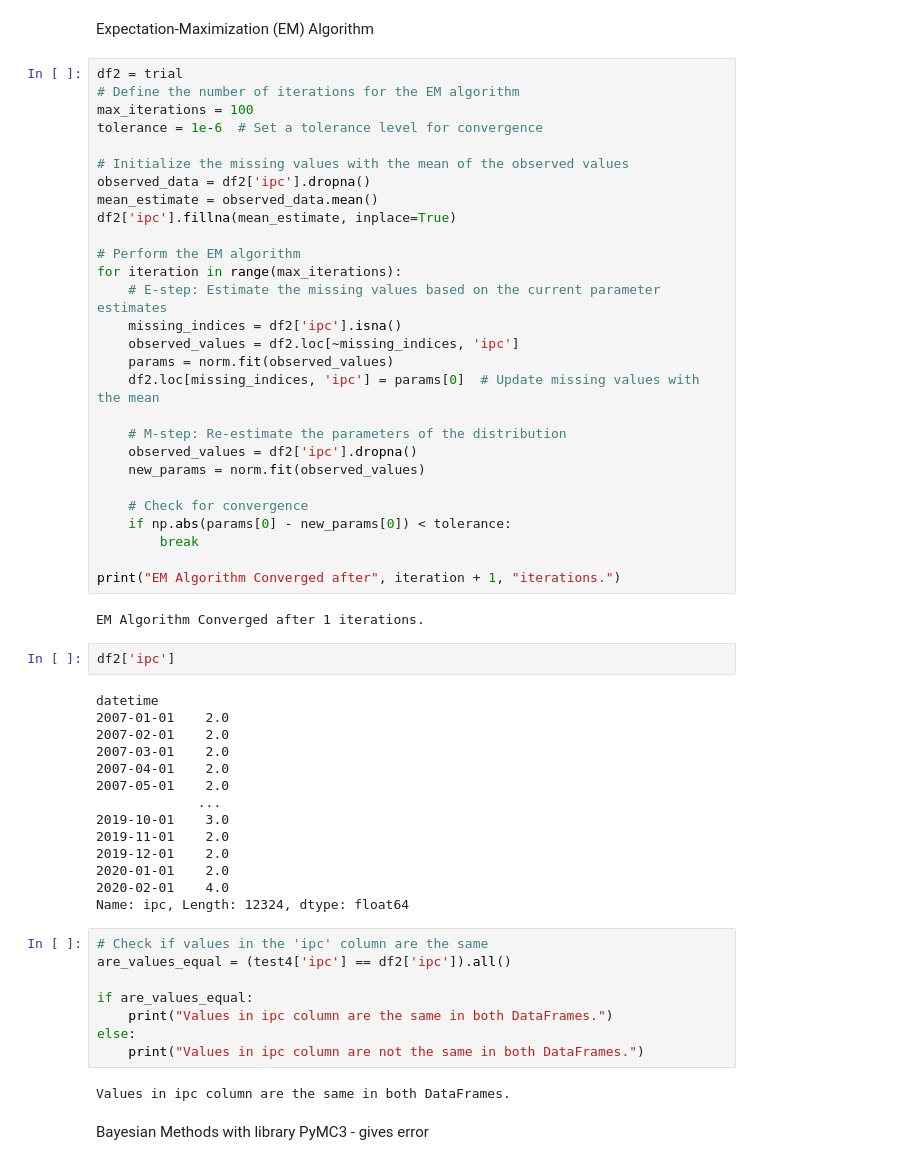
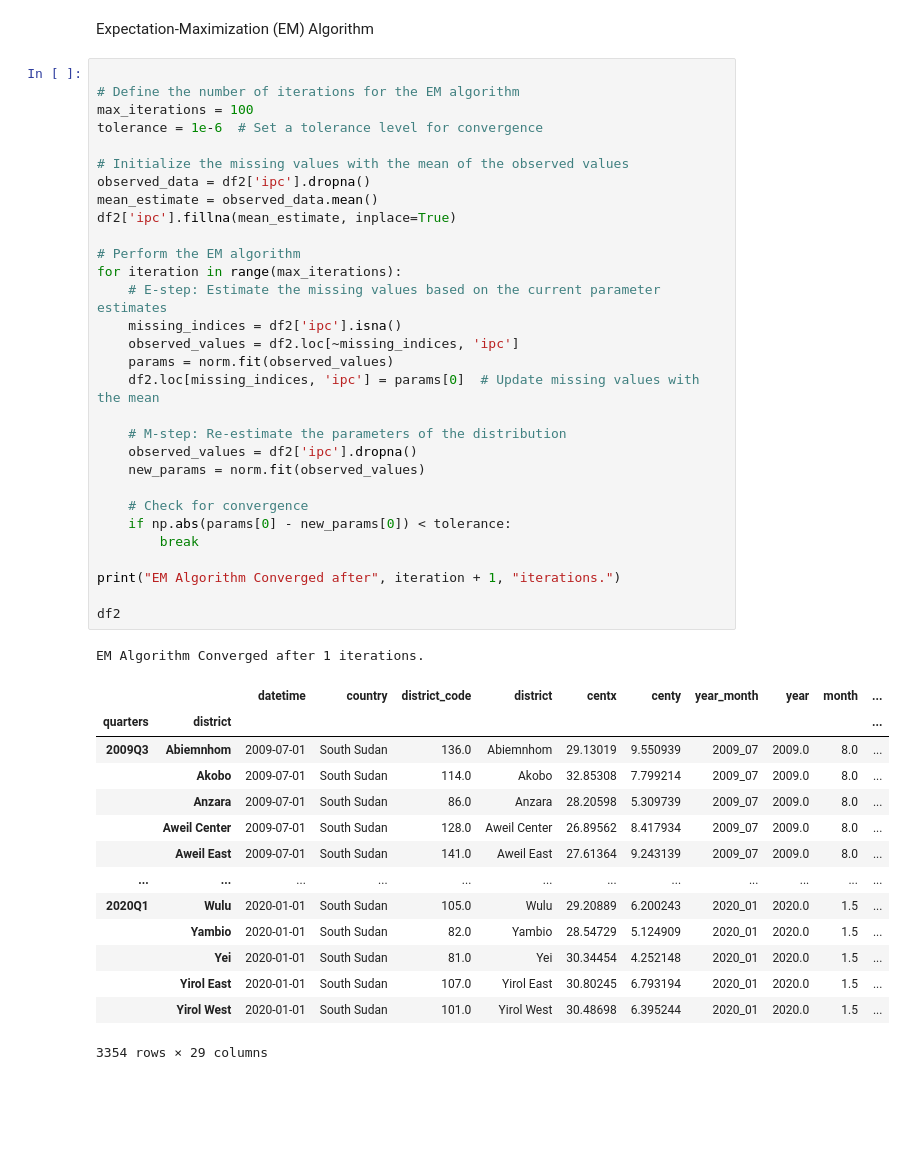
Before and after one commit to jdobladez/JBG060-group9, a Jupyter notebook: type_missing_data.ipynb, the cells around one changed output. Drawn from its saved outputs; the diff is of its cells as text; blank space fills up the shorter version.

```diff
--- a/type_missing_data.ipynb
+++ b/type_missing_data.ipynb
@@ -472,60 +430,48 @@ Name: ipc, Length: 12324, dtype: float64
 # %% [markdown]
 Expectation-Maximization (EM) Algorithm
 # %%
-df2 = trial
+
 # Define the number of iterations for the EM algorithm
 max_iterations = 100
 tolerance = 1e-6  # Set a tolerance level for convergence
 
 # Initialize the missing values with the mean of the observed values
 observed_data = df2['ipc'].dropna()
 mean_estimate = observed_data.mean()
 df2['ipc'].fillna(mean_estimate, inplace=True)
 
 # Perform the EM algorithm
 for iteration in range(max_iterations):
     # E-step: Estimate the missing values based on the current parameter estimates
     missing_indices = df2['ipc'].isna()
     observed_values = df2.loc[~missing_indices, 'ipc']
     params = norm.fit(observed_values)
     df2.loc[missing_indices, 'ipc'] = params[0]  # Update missing values with the mean
 
     # M-step: Re-estimate the parameters of the distribution
     observed_values = df2['ipc'].dropna()
     new_params = norm.fit(observed_values)
 
     # Check for convergence
     if np.abs(params[0] - new_params[0]) < tolerance:
         break
 
 print("EM Algorithm Converged after", iteration + 1, "iterations.")
+
+df2
 # %% [output]
 EM Algorithm Converged after 1 iterations.
+|  |  | datetime | country | district_code | district | centx | centy | year_month | year | month | ... |
+| quarters | district |  |  |  |  |  |  |  |  |  | ... |
+| 2009Q3 | Abiemnhom | 2009-07-01 | South Sudan | 136.0 | Abiemnhom | 29.13019 | 9.550939 | 2009_07 | 2009.0 | 8.0 | ... |
+|  | Akobo | 2009-07-01 | South Sudan | 114.0 | Akobo | 32.85308 | 7.799214 | 2009_07 | 2009.0 | 8.0 | ... |
+|  | Anzara | 2009-07-01 | South Sudan | 86.0 | Anzara | 28.20598 | 5.309739 | 2009_07 | 2009.0 | 8.0 | ... |
+|  | Aweil Center | 2009-07-01 | South Sudan | 128.0 | Aweil Center | 26.89562 | 8.417934 | 2009_07 | 2009.0 | 8.0 | ... |
+|  | Aweil East | 2009-07-01 | South Sudan | 141.0 | Aweil East | 27.61364 | 9.243139 | 2009_07 | 2009.0 | 8.0 | ... |
+| ... | ... | ... | ... | ... | ... | ... | ... | ... | ... | ... | ... |
+| 2020Q1 | Wulu | 2020-01-01 | South Sudan | 105.0 | Wulu | 29.20889 | 6.200243 | 2020_01 | 2020.0 | 1.5 | ... |
+|  | Yambio | 2020-01-01 | South Sudan | 82.0 | Yambio | 28.54729 | 5.124909 | 2020_01 | 2020.0 | 1.5 | ... |
+|  | Yei | 2020-01-01 | South Sudan | 81.0 | Yei | 30.34454 | 4.252148 | 2020_01 | 2020.0 | 1.5 | ... |
+|  | Yirol East | 2020-01-01 | South Sudan | 107.0 | Yirol East | 30.80245 | 6.793194 | 2020_01 | 2020.0 | 1.5 | ... |
+|  | Yirol West | 2020-01-01 | South Sudan | 101.0 | Yirol West | 30.48698 | 6.395244 | 2020_01 | 2020.0 | 1.5 | ... |
+3354 rows × 29 columns
-# %%
-df2['ipc']
-# %% [output]
-datetime
-2007-01-01    2.0
-2007-02-01    2.0
-2007-03-01    2.0
-2007-04-01    2.0
-2007-05-01    2.0
-             ...
-2019-10-01    3.0
-2019-11-01    2.0
-2019-12-01    2.0
-2020-01-01    2.0
-2020-02-01    4.0
-Name: ipc, Length: 12324, dtype: float64
-# %%
-# Check if values in the 'ipc' column are the same
-are_values_equal = (test4['ipc'] == df2['ipc']).all()
-
-if are_values_equal:
-    print("Values in ipc column are the same in both DataFrames.")
-else:
-    print("Values in ipc column are not the same in both DataFrames.")
-# %% [output]
-Values in ipc column are the same in both DataFrames.
-# %% [markdown]
-Bayesian Methods with library PyMC3 - gives error
```
Also changed, not shown: parts of 31 cells of this notebook, 2 other files.
